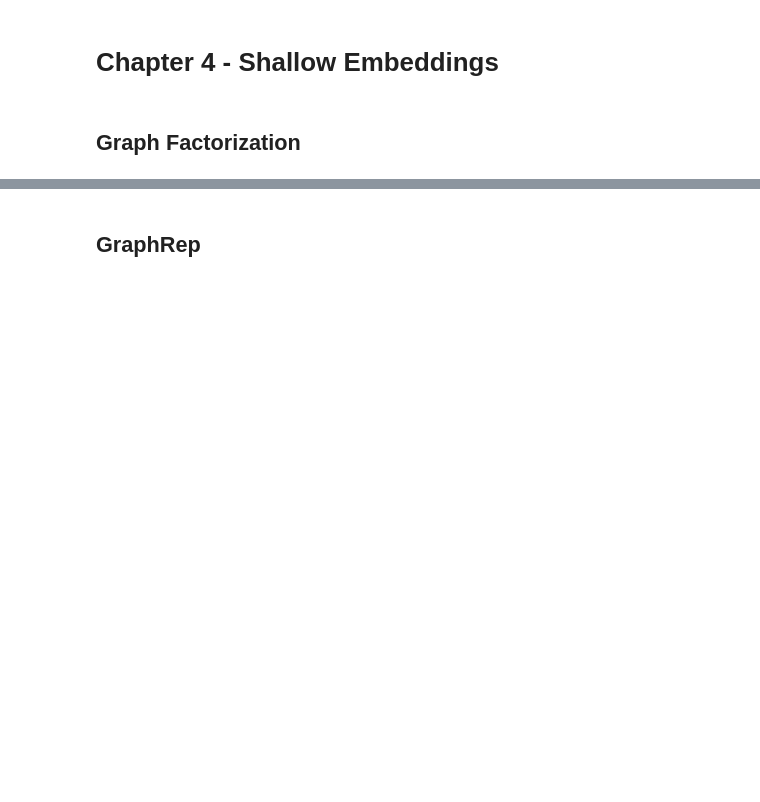
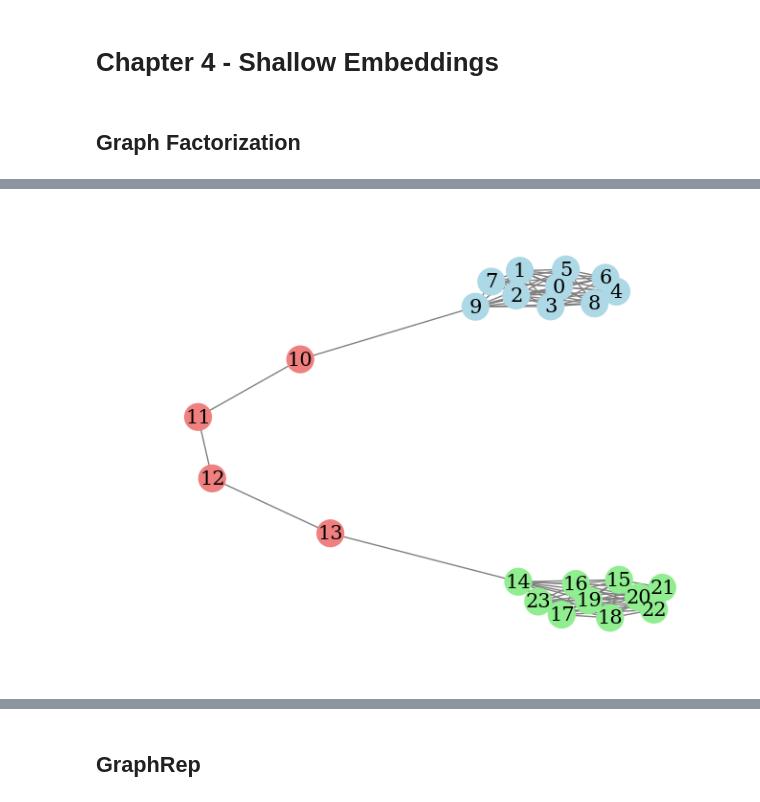
Before and after one commit to PacktPublishing/Graph-Machine-Learning, a Jupyter notebook: Chapter04/01_Shallow_Embeddings.ipynb, the cells around one changed output, grey strips where cells are left out. Drawn from its saved outputs; the diff is of its cells as text; code cells hidden in the pictures; blank space fills up the shorter version.

```diff
--- a/Chapter04/01_Shallow_Embeddings.ipynb
+++ b/Chapter04/01_Shallow_Embeddings.ipynb
@@ -19,6 +19,80 @@ draw_graph(G)
 # %%
 from pathlib import Path
 (Path("gem") / "intermediate").mkdir(parents=True, exist_ok=True)
+# %%
+import numpy as np
+import matplotlib.pyplot as plt
+
+G = nx.barbell_graph(m1=10, m2=4)
+
+def get_color(x: int):
+    if x<10:
+        return "lightblue", "steelblue"
+    elif x<14:
+        return "lightcoral", "red"
+    else:
+        return "lightgreen", "limegreen"
+
+color_code = lambda x: get_color(x) # for x in G.nodes()
+
+edge_color_code = lambda x, y: (color_code(x)[0], color_code(y)[1])
+
+def plot_embeddings(V):
+
+    fig, ax = plt.subplots(figsize=(5,5))
+
+    for x in range(V.shape[0]):
+
+        color = color_code(x)
+        ax.scatter(V[x, 0],V[x, 1], s=1)
+        ax.text(V[x, 0], V[x, 1], str(x),
+                ha="center", va="center",
+                bbox=dict(boxstyle="circle,pad=0.3",
+                          fc=color[0], ec=color[1], lw=2))
+    return fig, ax
+
+def plot_edge_embeddings(V, edges):
+    fig, ax = plt.subplots(figsize=(5,5))
+
+    for x in range(V.shape[0]):
+        source, target = edges[x]
+        color = edge_color_code(source, target)
+        ax.scatter(V[x, 0],V[x, 1], s=1)
+        ax.text(V[x, 0], V[x, 1], str(x),
+                ha="center", va="center",
+                bbox=dict(boxstyle="circle,pad=0.3",
+                          fc=color[0], ec=color[1], lw=2))
+    return fig, ax
+
+def draw_graph(G, node_names={}, filename=None, node_size=50, layout = None, plot_weight=False):
+    pos_nodes = nx.spring_layout(G) if layout is None else layout(G)
+    node_names = {k: k for k, v in G.nodes.items()} if not node_names else node_names
+    node_colors = [color_code(x)[0] for x in G.nodes()]
+    nx.draw(G, pos_nodes, with_labels=False, node_size=node_size, edge_color='gray', node_color=node_colors)
+
+    pos_attrs = {}
+    for node, coords in pos_nodes.items():
+        pos_attrs[node] = (coords[0], coords[1])
+
+    nx.draw_networkx_labels(G, pos_attrs, labels=node_names, font_family='serif', font_size=15)
+
+    if plot_weight:
+        edge_labels=dict([((a,b,),d["weight"]) for a,b,d in G.edges(data=True)])
+        nx.draw_networkx_edge_labels(G, pos_nodes, edge_labels=edge_labels)
+
+    plt.axis('off')
+    axis = plt.gca()
+    axis.set_xlim([1.2*x for x in axis.get_xlim()])
+    axis.set_ylim([1.2*y for y in axis.get_ylim()])
+
+    if filename:
+        plt.savefig(FIGURES_DIR / filename, format="png")
+
+
+
+draw_graph(G, node_size=400, filename= "barbell.png")
+# %% [output]
+[figure, added]
 # %%
 from gem.embedding.gf import GraphFactorization
 
```
Also changed, not shown: parts of 23 cells of this notebook.
